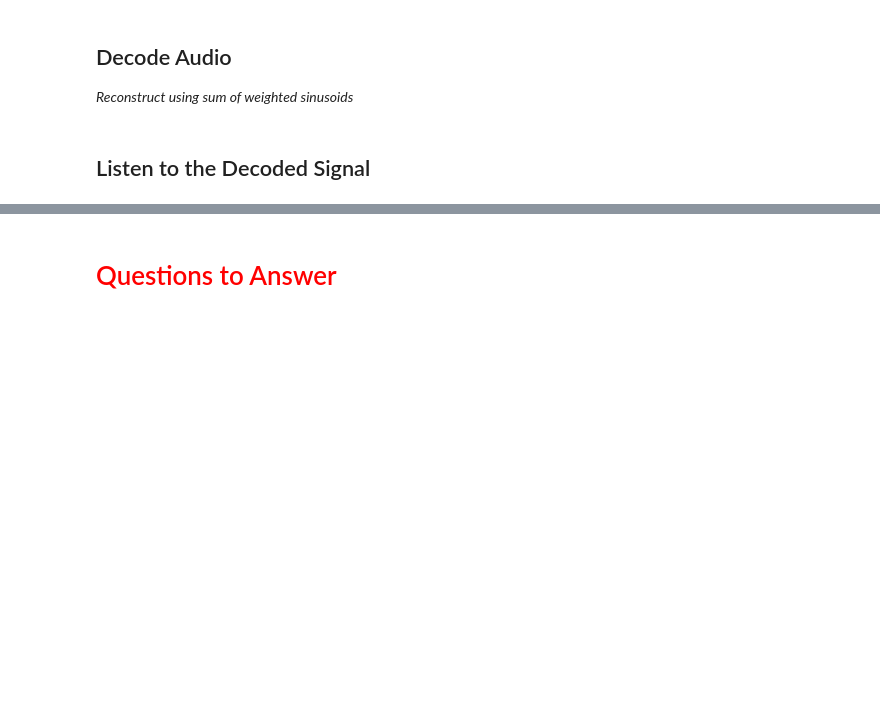
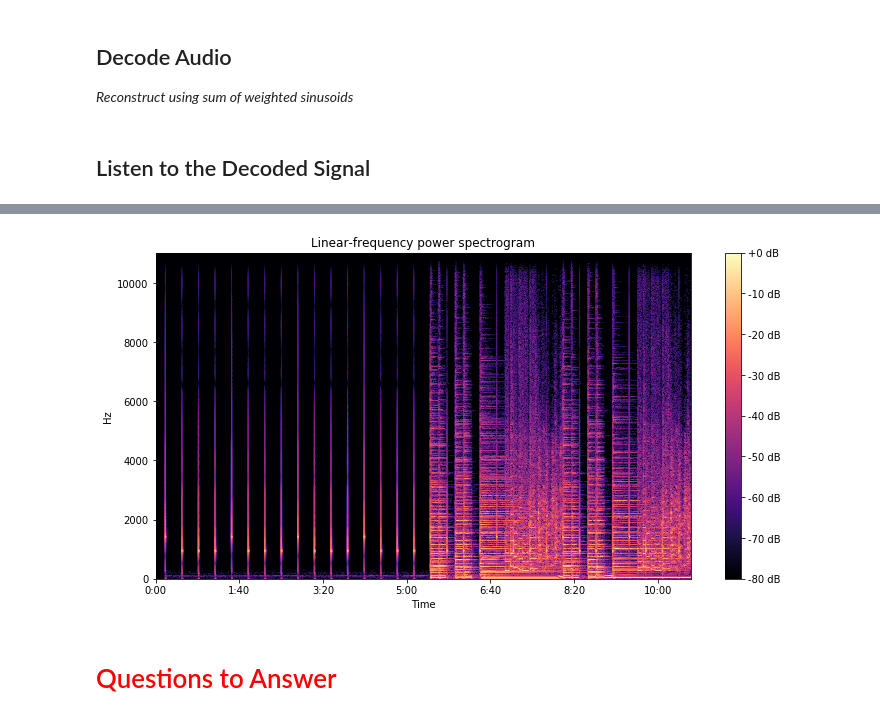
Before and after one commit to yonicarver/eces434, a Jupyter notebook: 5/lab_5.ipynb, the cells around one changed output, grey strips where cells are left out. Drawn from its saved outputs; the diff is of its cells as text; code cells hidden in the pictures; blank space fills up the shorter version.

Commit message:
completed lab 5 and lab 6 (test scripts for final project)

```diff
--- a/5/lab_5.ipynb
+++ b/5/lab_5.ipynb
@@ -23,4 +28,5 @@ import matplotlib.pyplot as plt
 ## Load Audio File
 # %%
 filename = "Voices/male1.wav"
+filename = "../final_project/Sounds/Overture.wav"
 y, sr = librosa.load(filename)
@@ -30,0 +33,3 @@ ipd.Audio(y, rate = sr)
+# %%
+y = y[:sr*20]     # get first 20 seconds of the song
+ipd.Audio(y, rate = sr)
@@ -32,9 +39,9 @@ ipd.Audio(y, rate = sr)
 ## Compute STFT
 # %%
 # set the hop size
-hop = 128
+#hop = 128
 #hop = 16
-#hop = 512
+hop = 512
 
 ################################# To Do #################################
 # compute the stft of y using the given hop size
@@ -166,6 +173,22 @@ for frame in a:
 ipd.Audio(y_out, rate = sr)
 # %% [output]
 [interactive output not drawn]
+# %%
+# set the hop size
+window_length = 2048
+hop_length = hop
+
+#compute the stft of y and store it in S1
+S1 = librosa.stft(y, 2048, hop_length, window_length)
+SdB1 = librosa.amplitude_to_db(np.abs(S1),ref=np.max)
+plt.figure(figsize=(12, 6));
+ax = librosa.display.specshow(SdB1,x_axis='time',y_axis='linear')
+plt.colorbar(format='%+2.0f dB');
+plt.title('Linear-frequency power spectrogram');
+#ax.set_xlim([0,0.25])
+#ax.set_ylim([0,5000])
+# %% [output]
+[figure, added]
 # %% [markdown]
 # <span style="color:red">Questions to Answer</span>
 # %% [markdown]
```
Also changed, not shown: parts of 4 cells of this notebook, 3 other files.
